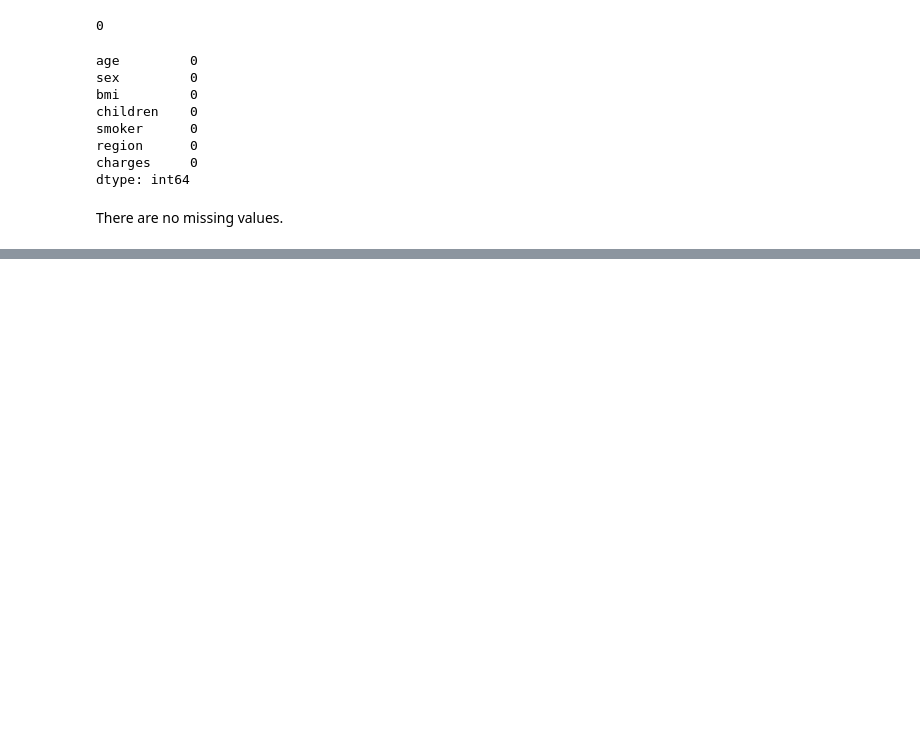
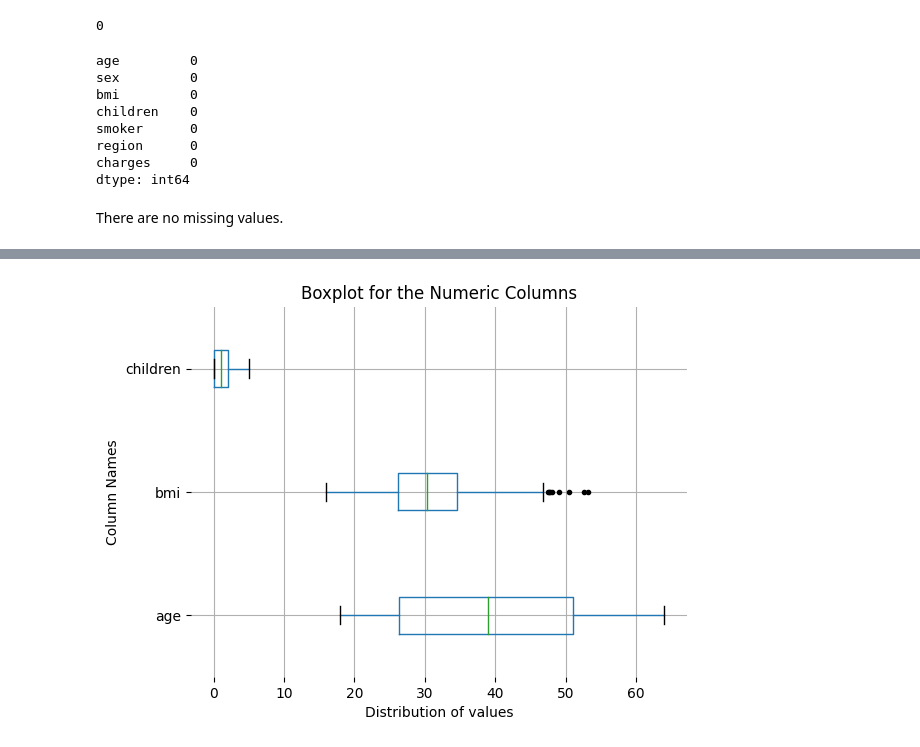
Before and after one commit to NkululekoCyrilCele/Projects, a Jupyter notebook: Regression/insurance_charges.ipynb, the cells around one changed output, grey strips where cells are left out. Saved outputs shown, nothing was run; the diff lists cells and outputs as text; code cells hidden in the pictures; blank space fills up the shorter version.

```diff
--- a/Regression/insurance_charges.ipynb
+++ b/Regression/insurance_charges.ipynb
@@ -126,0 +228,7 @@ import matplotlib.pyplot as plt, seaborn as sns
+# %%
+# Filtering the seven columns
+df_insure = df_insure[df_insure["charges"] <= 50000]
+print(df_insure.shape,"\n")
+
+# Checking the first five rows
+print(df_insure.head())
@@ -126,0 +254,10 @@ import matplotlib.pyplot as plt, seaborn as sns
+# %%
+# Sketching boxplots for our numeric columns, excluding the charges column
+df_insure.boxplot(column= ["age", "bmi", "children"], vert=False, sym="k.")
+plt.suptitle("")
+plt.title("Boxplot for the Numeric Columns")
+plt.xlabel("Distribution of values")
+plt.ylabel("Column Names")
+plt.box(False)
+# %% [output]
+[figure, added]
```
Also changed, not shown: parts of 137 cells of this notebook.
